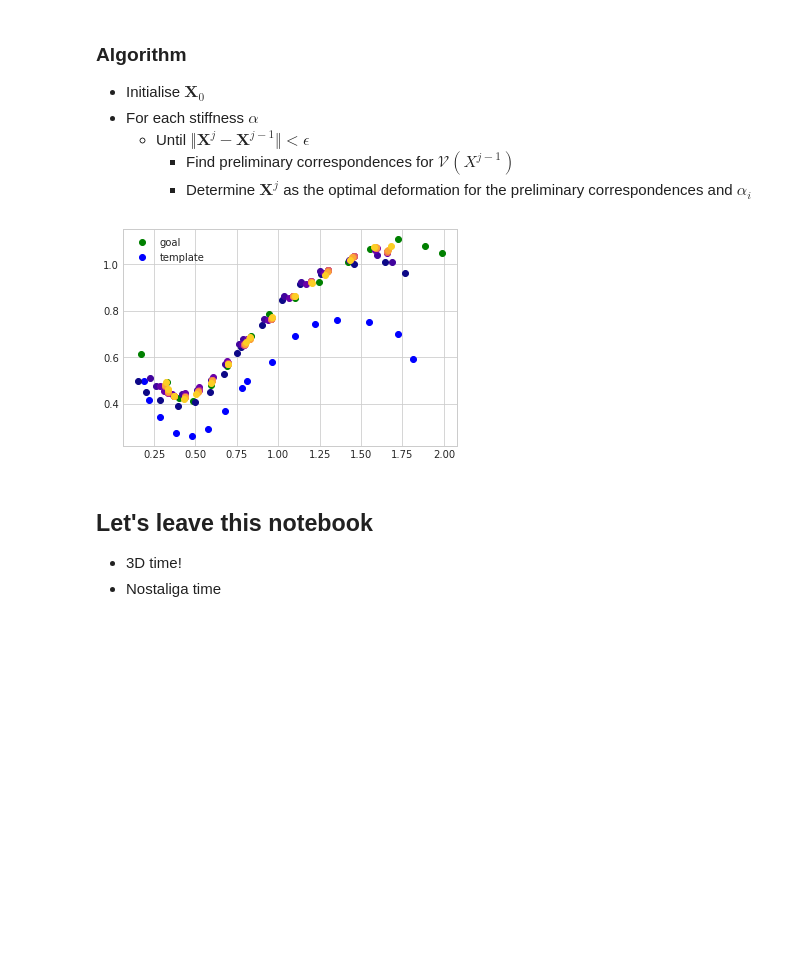
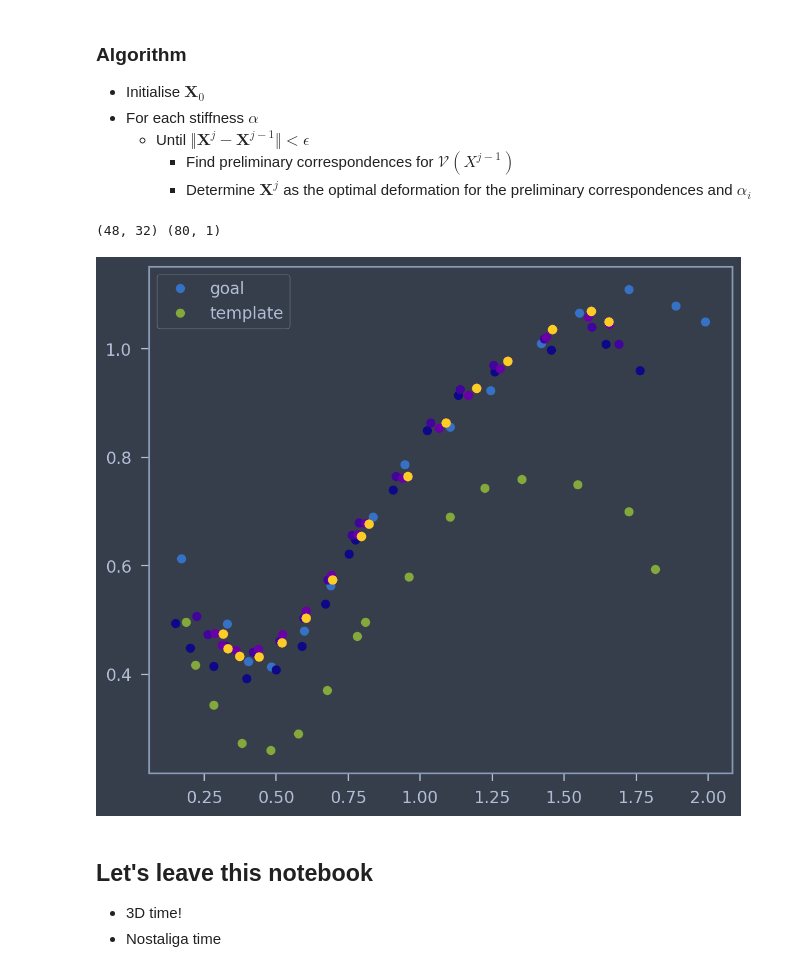
Before and after one commit to vidstige/mesh_registration, a Jupyter notebook: mesh-registration.ipynb, the cells around one changed output. Drawn from its saved outputs; the diff is of its cells as text; code cells hidden in the pictures; blank space fills up the shorter version.

```diff
--- a/mesh-registration.ipynb
+++ b/mesh-registration.ipynb
@@ -5,4 +5,10 @@
 Registering two surfaces means finding a mapping between a template surface and a target surface that describes
 the position of semantically corresponding points. This can
 be considered as warping the template onto the target.
+# %%
+%matplotlib inline
+import matplotlib.pyplot as plt
+from jupyterthemes import jtplot
+plt.rcParams['figure.dpi'] = 160
+jtplot.style(theme='onedork', context='notebook', ticks=True, grid=False)
 # %%
@@ -70,12 +74,12 @@ def closest_point(point, points):
 
 
 def find_correspondances(pts, goal):
-    return [closest_point(xv, goal) for xv in pts]
+    return np.vstack([closest_point(xv, goal) for xv in pts])
 
 for v, u in zip(template, find_correspondances(template, goal)):
-    plt.plot([v[0], u[0]], [v[1], u[1]], color='black')
+    plt.plot([v[0], u[0]], [v[1], u[1]], color='gray')
 
-plt.plot(goal[:, 0], goal[:, 1], 'o', color='green', label='goal')
-plt.plot(template[:, 0], template[:, 1], 'o', color='blue', label='template')
+plt.plot(goal[:, 0], goal[:, 1], 'o', label='goal')
+plt.plot(template[:, 0], template[:, 1], 'o', label='template')
 plt.legend(); None
 # %% [output]
@@ -183,6 +187,26 @@ Now we can solve for an exact solution $\boldsymbol{X}$ and recover the transfor
   * Until $\Vert \boldsymbol{X}^j − \boldsymbol{X}^{j−1} \Vert < \epsilon$
     * Find preliminary correspondences for $\mathcal{V}(X^{j−1})$
     * Determine $\boldsymbol{X}^j$ as the optimal deformation for the preliminary correspondences and $\alpha_i$
+# %%
+# lek
+from scipy.linalg import block_diag
+block_diag(np.array([1,2,3]), np.array([5,6,7]), np.array([4,5,6]))
+D = block_diag(*template)
+us = find_correspondances(template, goal)
+U = us.reshape(-1, 1)  # np.hstack(us)
+M = node_incidence(edges)
+G = np.eye(2)
+A = np.vstack([
+    np.kron(M, G),
+    D
+])
+b = np.vstack([
+    np.zeros((len(M) * 3, 1)),
+    U
+])
+print(A.shape, b.shape)
+# %% [output]
+(48, 32) (80, 1)
 # %%
 from scipy.sparse import csr_matrix
 from scipy.sparse.linalg import spsolve
@@ -227,38 +251,38 @@ def step(template, edges, us, stiffness, distance_weight=1):
         for row in range(2):
             for column in range(3):
                 eq.add_equation(stiffness, 1, [
                     (parameter_index(e0, row, column), +1),
                     (parameter_index(e1, row, column), -1)
                 ])
 
     # solve
     A, b = eq.matrices()
     X = spsolve(A.T * A, A.T * b)
 
     # transform vertices
     for i, v in enumerate(template):
         for d in range(2):
             pts[i, d] = \
                 X[parameter_index(i, d, 0)] * v[0] + \
                 X[parameter_index(i, d, 1)] * v[1] + \
                 X[parameter_index(i, d, 2)]
     return pts
 
 n = 10
 pts = np.copy(template)
 
-cmap = matplotlib.cm.get_cmap('plasma')
-plt.plot(goal[:, 0], goal[:, 1], 'o', color='green', label='goal')
-plt.plot(template[:, 0], template[:, 1], 'o', color='blue', label='template')
+cmap = matplotlib.colormaps['plasma']
+plt.plot(goal[:, 0], goal[:, 1], 'o', label='goal')
+plt.plot(template[:, 0], template[:, 1], 'o', label='template')
 for i in range(10):
     t = i / n
-    stiffness = 1 - t
+    stiffness = 100*(1 - t)
     us = find_correspondances(pts, goal)
     pts = step(template, edges, us, stiffness=stiffness, distance_weight=0.1)
     plt.plot(pts[:, 0], pts[:, 1], 'o', color=cmap(t), alpha=1)
 plt.legend(); None
 # %% [output]
-[figure, old version]
+[figure, new version]
 # %% [markdown]
 ## Let's leave this notebook
 * 3D time!
```
Also changed, not shown: parts of 3 cells of this notebook, 1 other file.
